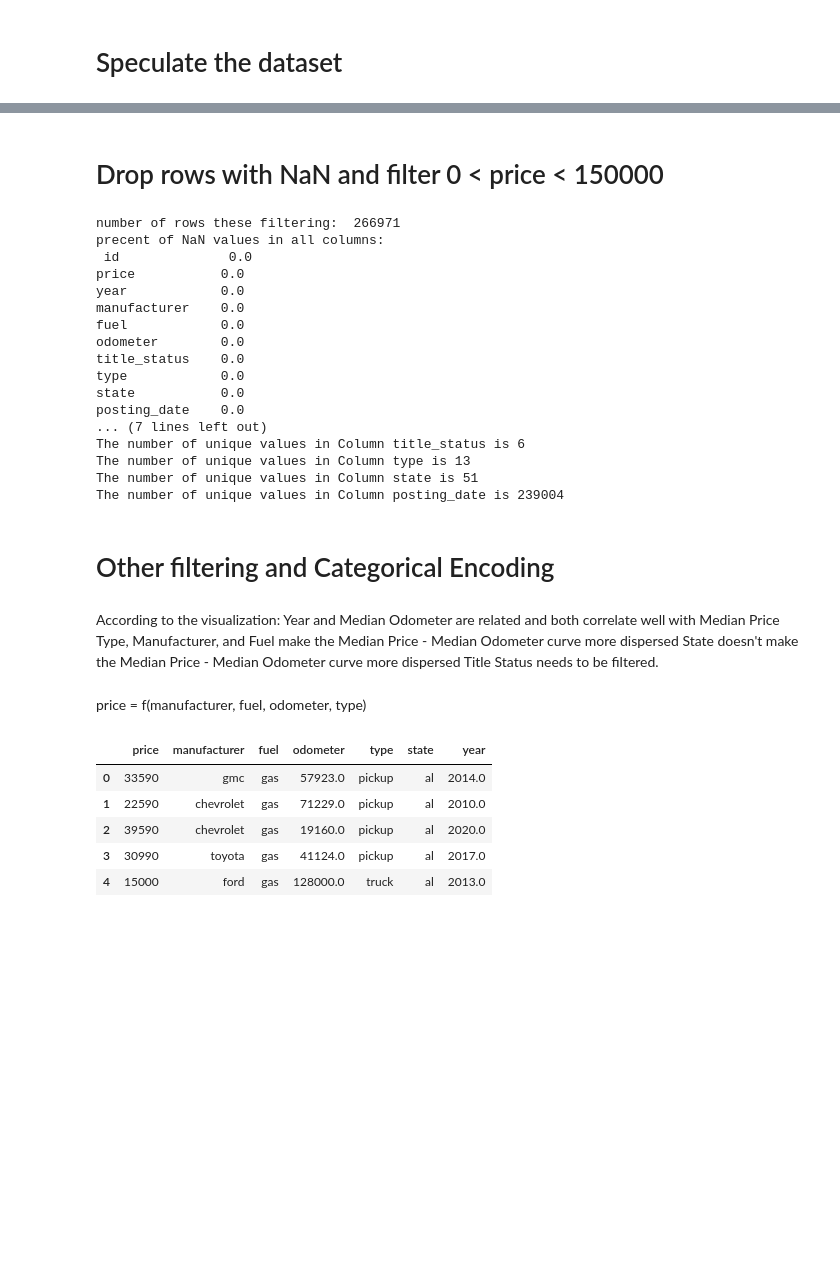
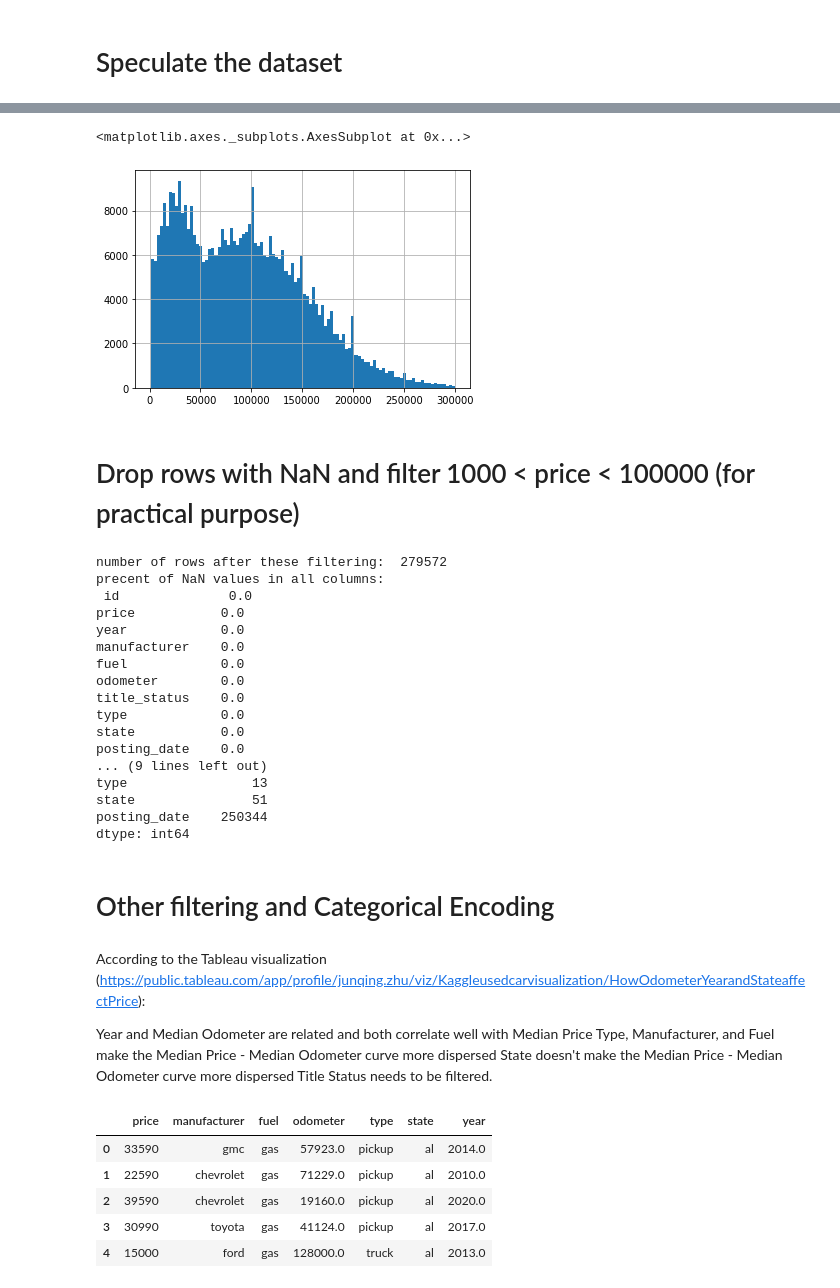
Before and after one commit to zhujunqing1996/Kaggle-used-cars-dataset, a Jupyter notebook: used car data analysis.ipynb, the cells around one changed output, grey strips where cells are left out. Saved outputs shown, nothing was run; the diff lists cells and outputs as text; code cells hidden in the pictures; blank space fills up the shorter version.

```diff
--- a/used car data analysis.ipynb
+++ b/used car data analysis.ipynb
@@ -41,16 +154,20 @@ dtype: float64
+# %%
+df[df['odometer'].gt(1000) & df['odometer'].lt(300000)]['odometer'].hist(bins = 100)
+# %% [output]
+<matplotlib.axes._subplots.AxesSubplot at 0x...>
+[figure, added]
 # %% [markdown]
-# Drop rows with NaN and filter 0 < price < 150000
+# Drop rows with NaN and filter 1000 < price < 100000 (for practical purpose)
 # %%
-df = df[df['price'].gt(2000) & df['price'].lt(50000)]
+df = df[df['price'].gt(1000) & df['price'].lt(100000)]
 df.dropna(inplace = True)
 df.reset_index(drop = True, inplace = True)
-print('number of rows these filtering: ', len(df))
+print('number of rows after these filtering: ', len(df))
 print('precent of NaN values in all columns:\n', df.isnull().sum()/len(df))
-for i in list(df.columns):
-    print('The number of unique values in Column {} is {}'.format(i, str(len(df[i].unique()))))
+print('The number of unique values in columns:\n', df.nunique())
 # df.to_csv('Kaggle used car cleaned.csv', index=False)
 # %% [output]
-number of rows these filtering:  266971
+number of rows after these filtering:  279572
 precent of NaN values in all columns:
  id              0.0
 price           0.0
@@ -62,21 +179,20 @@ title_status    0.0
 type            0.0
 state           0.0
 posting_date    0.0
-... (7 lines left out)
-The number of unique values in Column title_status is 6
-The number of unique values in Column type is 13
-The number of unique values in Column state is 51
-The number of unique values in Column posting_date is 239004
+... (9 lines left out)
+type                13
+state               51
+posting_date    250344
+dtype: int64
 # %% [markdown]
 # Other filtering and Categorical Encoding
 # %% [markdown]
-According to the visualization:
+According to the Tableau visualization (https://public.tableau.com/app/profile/junqing.zhu/viz/Kaggleusedcarvisualization/HowOdometerYearandStateaffectPrice):
+
 Year and Median Odometer are related and both correlate well with Median Price
 Type, Manufacturer, and Fuel make the Median Price - Median Odometer curve more dispersed
 State doesn't make the Median Price - Median Odometer curve more dispersed
 Title Status needs to be filtered.
-# %% [markdown]
-price = f(manufacturer, fuel, odometer, type)
 # %%
 df = df[df['title_status'] == 'clean']
 df = df[['price', 'manufacturer', 'fuel', 'odometer', 'type', 'state', 'year']]
```
Also changed, not shown: parts of 57 cells of this notebook.
